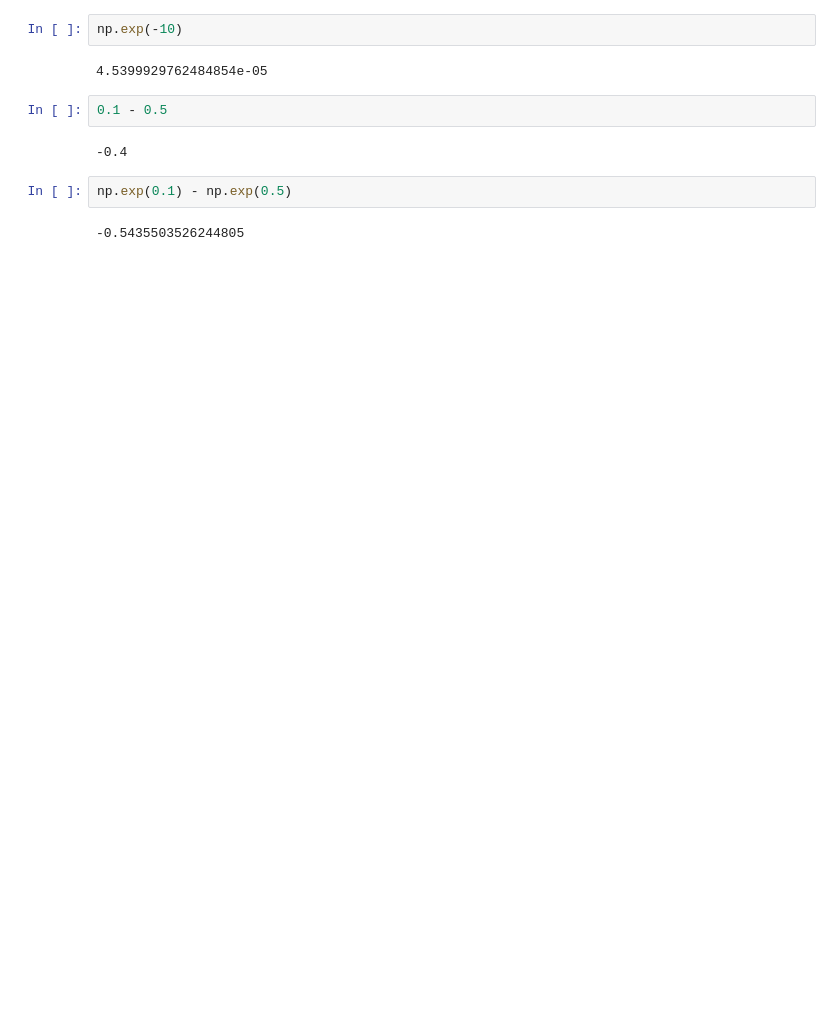
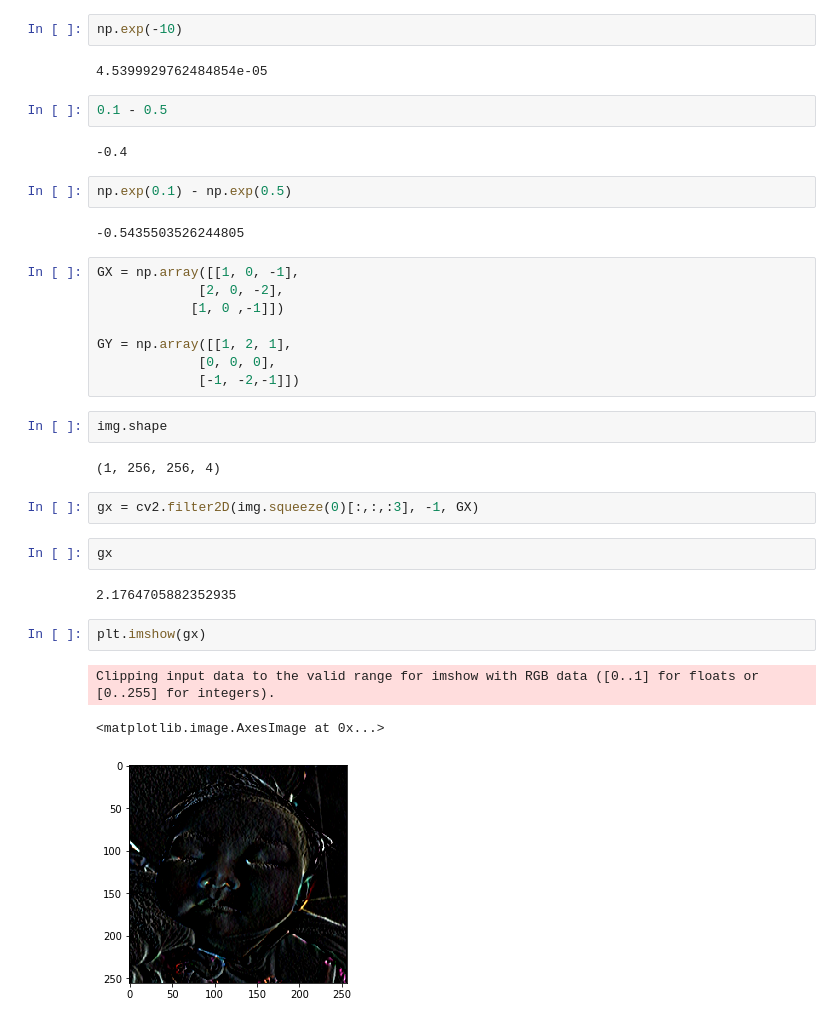
Before and after one commit to minus31/Portrait-segmentation, a Jupyter notebook: Convert_to_tflite.ipynb, the cells around one changed output. Saved outputs shown, nothing was run; the diff lists cells and outputs as text; blank space fills up the shorter version.

```diff
--- a/Convert_to_tflite.ipynb
+++ b/Convert_to_tflite.ipynb
@@ -470,3 +440,27 @@ np.exp(-10)
 np.exp(0.1) - np.exp(0.5)
 # %% [output]
 -0.5435503526244805
+# %%
+GX = np.array([[1, 0, -1],
+             [2, 0, -2],
+            [1, 0 ,-1]])
+
+GY = np.array([[1, 2, 1],
+             [0, 0, 0],
+             [-1, -2,-1]])
+# %%
+img.shape
+# %% [output]
+(1, 256, 256, 4)
+# %%
+gx = cv2.filter2D(img.squeeze(0)[:,:,:3], -1, GX)
+# %%
+gx
+# %% [output]
+2.1764705882352935
+# %%
+plt.imshow(gx)
+# %% [output]
+Clipping input data to the valid range for imshow with RGB data ([0..1] for floats or [0..255] for integers).
+<matplotlib.image.AxesImage at 0x...>
+[figure, added]
```
Also changed, not shown: parts of 8 cells of this notebook, 5 other files.
